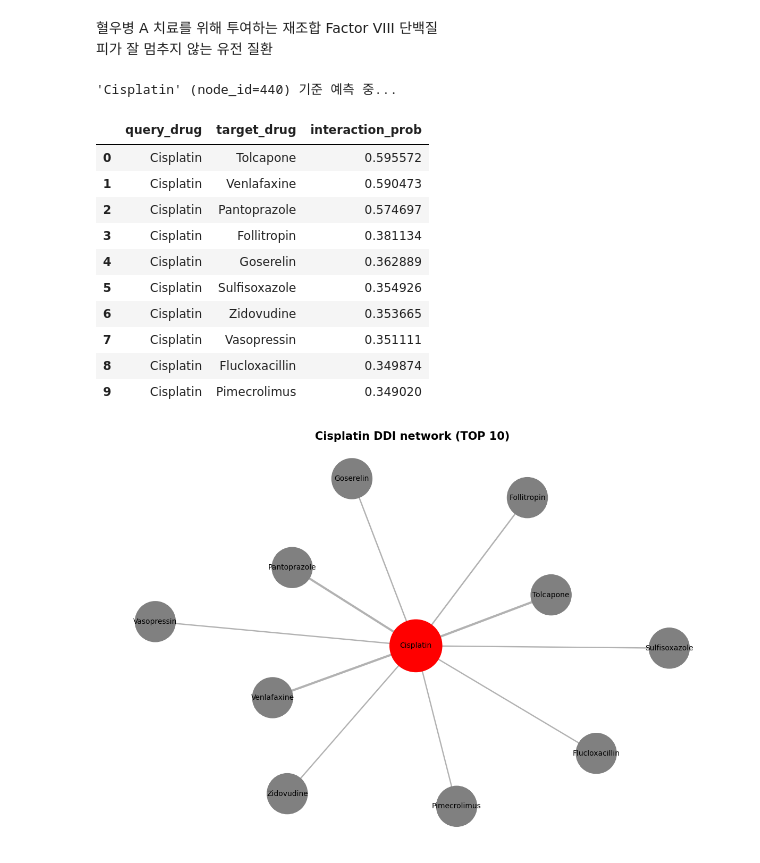
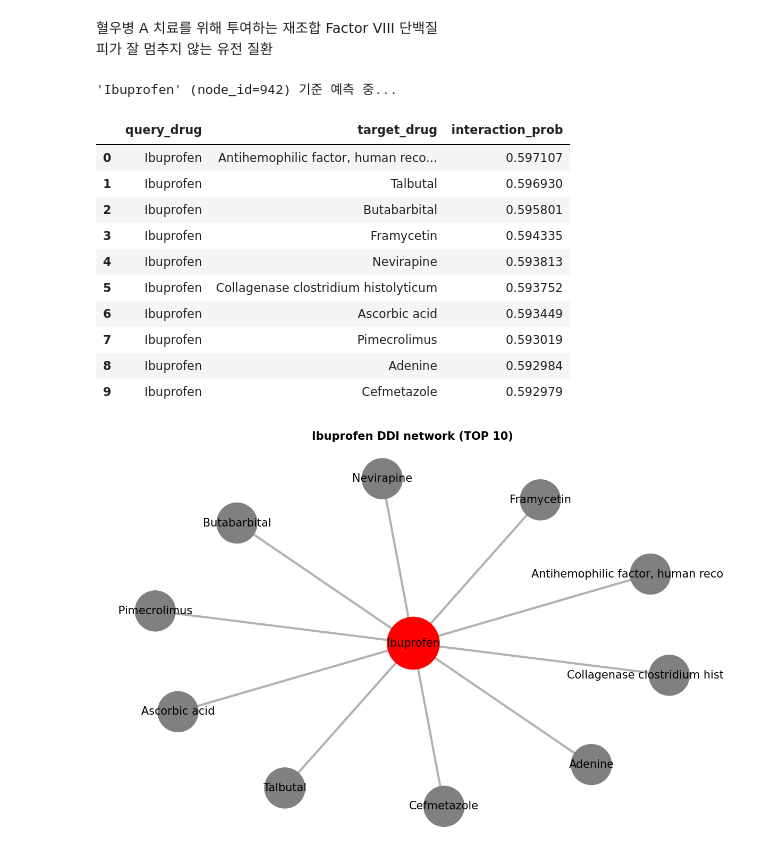
Before and after one commit to 202397101/DDI, a Jupyter notebook: ddi.ipynb, the cells around one changed output. Cells and saved outputs as stored; diff of their text form; code cells hidden in the pictures.

```diff
--- a/ddi.ipynb
+++ b/ddi.ipynb
@@ -278,7 +277,7 @@ import networkx as nx
 import matplotlib.pyplot as plt
 
 graph    = dataset_splits["train"].graph
-result_df = predict_for_drug(state, graph, drug_name="Cisplatin",
+result_df = predict_for_drug(state, graph, drug_name="Ibuprofen",
                              drugs_lookup=drugs_lookup, top_k=10)
 if result_df is not None:
     display(result_df)
@@ -296,43 +295,43 @@ if result_df is not None:
         G.add_node(row["target_drug"])
         G.add_edge(center, row["target_drug"], weight=row["interaction_prob"])
 
     # 레이아웃: 중심 약물을 가운데, 나머지를 주변에
     pos = nx.spring_layout(G, seed=42)
     pos[center] = (0, 0)  # Ibuprofen 중앙 고정
 
     # 엣지 두께 = 상호작용 확률
     weights = [G[u][v]["weight"] * 5 for u, v in G.edges()]
 
     # 색상: 중심 노드는 빨강, 나머지는 파랑
     node_colors = ["red" if n == center else "grey" for n in G.nodes()]
     node_sizes  = [5000 if n == center else 3000 for n in G.nodes()]
 
     fig, ax = plt.subplots(figsize=(12, 8))
 
     # 노드 & 엣지 그리기
     nx.draw_networkx_nodes(G, pos, node_color=node_colors,
                            node_size=node_sizes, ax=ax)
     nx.draw_networkx_edges(G, pos, width=weights,
                            edge_color="gray", alpha=0.6, ax=ax)
-    nx.draw_networkx_labels(G, pos, font_size=10,
+    nx.draw_networkx_labels(G, pos, font_size=15,
                             font_color="black", ax=ax)
 
 
     ax.set_title(f"{center} DDI network (TOP 10)", fontsize=15, fontweight="bold")
     ax.axis("off")
     plt.tight_layout()
     plt.show()
 # %% [output]
-'Cisplatin' (node_id=440) 기준 예측 중...
+'Ibuprofen' (node_id=942) 기준 예측 중...
 |  | query_drug | target_drug | interaction_prob |
-| 0 | Cisplatin | Tolcapone | 0.595572 |
-| 1 | Cisplatin | Venlafaxine | 0.590473 |
-| 2 | Cisplatin | Pantoprazole | 0.574697 |
-| 3 | Cisplatin | Follitropin | 0.381134 |
-| 4 | Cisplatin | Goserelin | 0.362889 |
-| 5 | Cisplatin | Sulfisoxazole | 0.354926 |
-| 6 | Cisplatin | Zidovudine | 0.353665 |
-| 7 | Cisplatin | Vasopressin | 0.351111 |
-| 8 | Cisplatin | Flucloxacillin | 0.349874 |
-| 9 | Cisplatin | Pimecrolimus | 0.349020 |
+| 0 | Ibuprofen | Antihemophilic factor, human reco... | 0.597107 |
+| 1 | Ibuprofen | Talbutal | 0.596930 |
+| 2 | Ibuprofen | Butabarbital | 0.595801 |
+| 3 | Ibuprofen | Framycetin | 0.594335 |
+| 4 | Ibuprofen | Nevirapine | 0.593813 |
+| 5 | Ibuprofen | Collagenase clostridium histolyticum | 0.593752 |
+| 6 | Ibuprofen | Ascorbic acid | 0.593449 |
+| 7 | Ibuprofen | Pimecrolimus | 0.593019 |
+| 8 | Ibuprofen | Adenine | 0.592984 |
+| 9 | Ibuprofen | Cefmetazole | 0.592979 |
-[figure, old version]
+[figure, new version]
```
Also changed, not shown: parts of 1 cell of this notebook.
